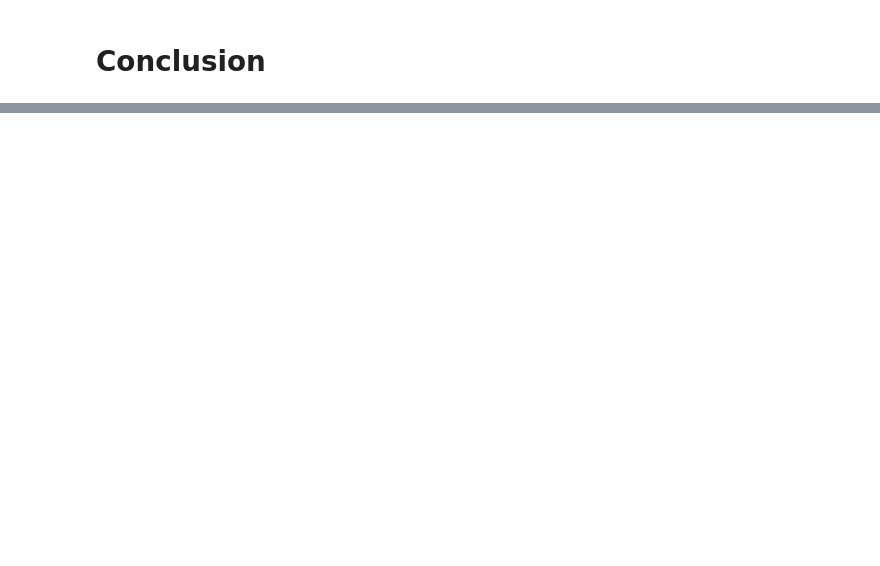
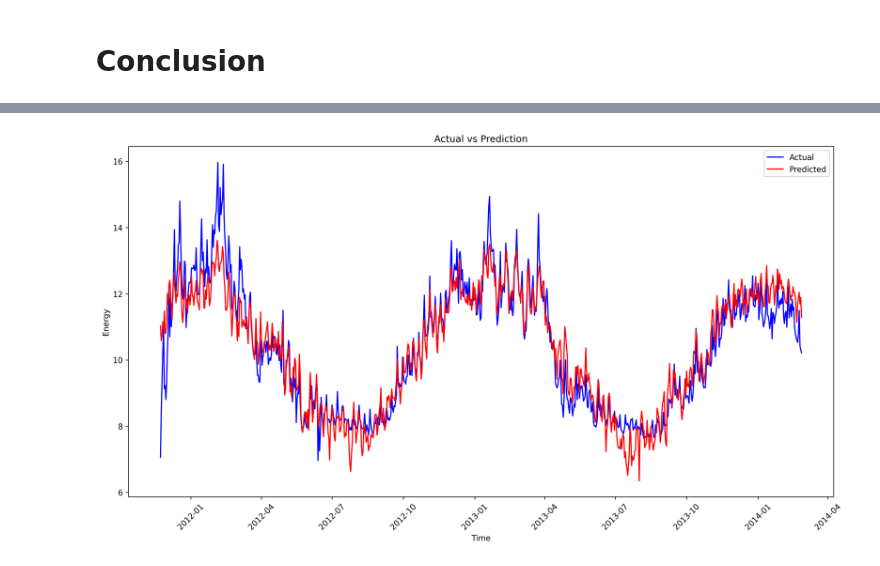
Before and after one commit to Bhattars1/london-energy-forecasting, a Jupyter notebook: notebooks/baseline_weather_energy_forcasting_training.ipynb, the cells around one changed output, grey strips where cells are left out. Saved outputs shown, nothing was run; the diff lists cells and outputs as text; code cells hidden in the pictures; blank space fills up the shorter version.

```diff
--- a/notebooks/baseline_weather_energy_forcasting_training.ipynb
+++ b/notebooks/baseline_weather_energy_forcasting_training.ipynb
@@ -171,0 +192,4 @@ lr2_model = LinearRegression()
+# %%
+df = pd.read_csv("../data/processed data/processed_data.csv")
+df["date"] = pd.to_datetime(df["date"])
+df = encoder.add_cyclic_features(df)
@@ -171,0 +198,14 @@ lr2_model = LinearRegression()
+# %%
+# Visulaizing energy forcasting using the trained models
+def visualize_prediction(features, label, model, df=df):
+    predictions = model.predict(features)
+    plt.figure(figsize=(16,8), dpi = 300)
+    plt.plot(df["date"],df["mean_consumption"], color="blue", label = "Actual")
+    plt.plot(df["date"], predictions, color = "red", label = "Predicted")
+    plt.legend()
+    plt.xticks(rotation=45)
+    plt.title("Actual vs Prediction")
+    plt.xlabel("Time")
+    plt.ylabel("Energy")
+
+visualize_prediction(df = df, features=features_df, label=one_target_df, model=XGB_trained)
@@ -171,0 +216,4 @@ lr2_model = LinearRegression()
+# %%
+visualize_prediction(features=features_df, label=one_target_df, model=lr_model_trained)
+# %% [output]
+[figure, added]
```
Also changed, not shown: parts of 18 cells of this notebook, 1 other file.
